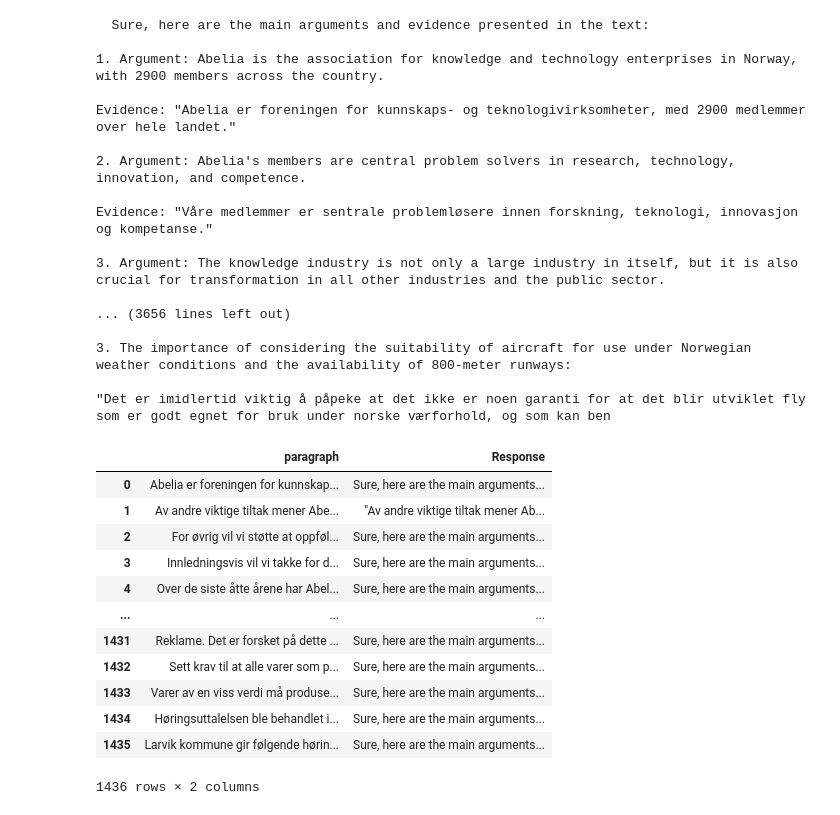
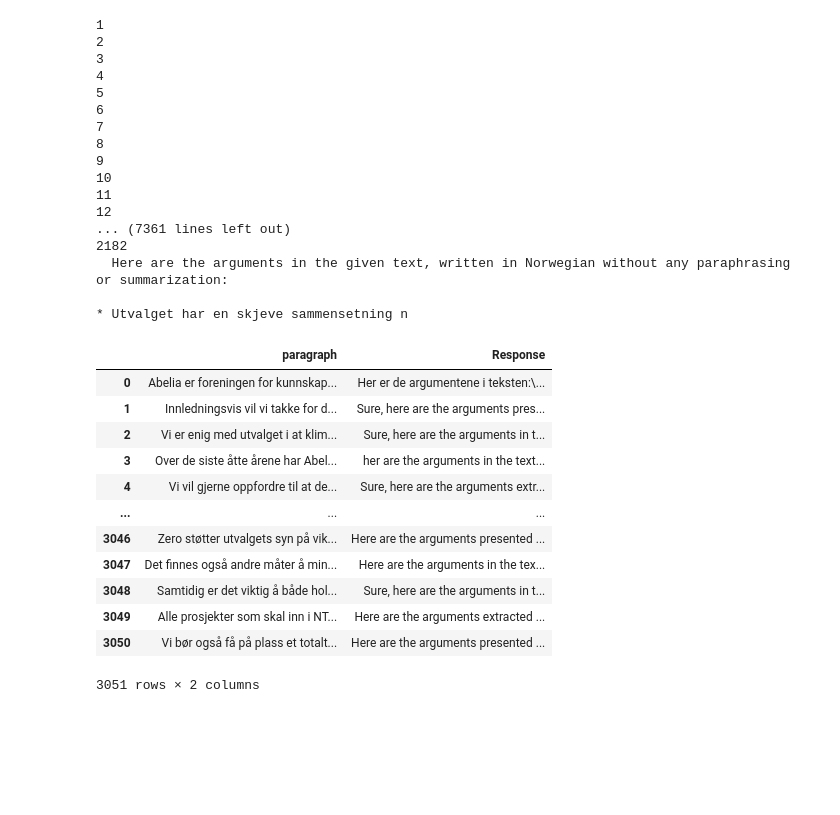
Before and after one commit to henriklarsen28/ArgumentMiningNOUs, a Jupyter notebook: src/notebooks/argument_extraction.ipynb, the cells around one changed output. Cells and saved outputs as stored; diff of their text form; code cells hidden in the pictures; blank space fills up the shorter version.

```diff
--- a/src/notebooks/argument_extraction.ipynb
+++ b/src/notebooks/argument_extraction.ipynb
@@ -30,49 +28,57 @@ df
 # %%
 counter = 0
+df  = pd.read_csv('../../dataset/nou_hearings.csv')
+argument_df = pd.read_csv('argument_df.csv')
 
 prompt = "I have a hearing from an organisation and want to extract the arguments in this text, write the arguments without any paraphrasing and summarization. Write the output in norwegian: "
 
 for row in df.itertuples():
+    counter += 1
+    print(counter)
+    if counter <= 1586:
+        continue
+
     chat_completion = openai.chat.completions.create(
         model="meta-llama/Llama-2-70b-chat-hf",
         messages=[{"role": "user", "content": prompt + row[2]}]
     )
     print(chat_completion.choices[0].message.content)
     argument_df.loc[len(argument_df)] = [row[2], chat_completion.choices[0].message.content]
     print(counter)
 
+
 argument_df
 # %% [output]
-  Sure, here are the main arguments and evidence presented in the text:
+1
+2
+3
+4
+5
+6
+7
+8
+9
+10
+11
+12
+... (7361 lines left out)
+2182
+  Here are the arguments in the given text, written in Norwegian without any paraphrasing or summarization:
 
-1. Argument: Abelia is the association for knowledge and technology enterprises in Norway, with 2900 members across the country.
-
-Evidence: "Abelia er foreningen for kunnskaps- og teknologivirksomheter, med 2900 medlemmer over hele landet."
-
-2. Argument: Abelia's members are central problem solvers in research, technology, innovation, and competence.
-
-Evidence: "Våre medlemmer er sentrale problemløsere innen forskning, teknologi, innovasjon og kompetanse."
-
-3. Argument: The knowledge industry is not only a large industry in itself, but it is also crucial for transformation in all other industries and the public sector.
-
-... (3656 lines left out)
-
-3. The importance of considering the suitability of aircraft for use under Norwegian weather conditions and the availability of 800-meter runways:
-
-"Det er imidlertid viktig å påpeke at det ikke er noen garanti for at det blir utviklet fly som er godt egnet for bruk under norske værforhold, og som kan ben
+* Utvalget har en skjeve sammensetning n
 |  | paragraph | Response |
-| 0 | Abelia er foreningen for kunnskap... | Sure, here are the main arguments... |
-| 1 | Av andre viktige tiltak mener Abe... | "Av andre viktige tiltak mener Ab... |
-| 2 | For øvrig vil vi støtte at oppføl... | Sure, here are the main arguments... |
-| 3 | Innledningsvis vil vi takke for d... | Sure, here are the main arguments... |
-| 4 | Over de siste åtte årene har Abel... | Sure, here are the main arguments... |
+| 0 | Abelia er foreningen for kunnskap... | Her er de argumentene i teksten:\... |
+| 1 | Innledningsvis vil vi takke for d... | Sure, here are the arguments pres... |
+| 2 | Vi er enig med utvalget i at klim... | Sure, here are the arguments in t... |
+| 3 | Over de siste åtte årene har Abel... | her are the arguments in the text... |
+| 4 | Vi vil gjerne oppfordre til at de... | Sure, here are the arguments extr... |
 | ... | ... | ... |
-| 1431 | Reklame. Det er forsket på dette ... | Sure, here are the main arguments... |
-| 1432 | Sett krav til at alle varer som p... | Sure, here are the main arguments... |
-| 1433 | Varer av en viss verdi må produse... | Sure, here are the main arguments... |
-| 1434 | Høringsuttalelsen ble behandlet i... | Sure, here are the main arguments... |
-| 1435 | Larvik kommune gir følgende hørin... | Sure, here are the main arguments... |
+| 3046 | Zero støtter utvalgets syn på vik... | Here are the arguments presented ... |
+| 3047 | Det finnes også andre måter å min... | Here are the arguments in the tex... |
+| 3048 | Samtidig er det viktig å både hol... | Sure, here are the arguments in t... |
+| 3049 | Alle prosjekter som skal inn i NT... | Here are the arguments extracted ... |
+| 3050 | Vi bør også få på plass et totalt... | Here are the arguments presented ... |
-1436 rows × 2 columns
+3051 rows × 2 columns
 # %%
 argument_df.to_csv('argument_df.csv', index=False)
 argument_df
```
Also changed, not shown: parts of 2 cells of this notebook, 3 other files.
